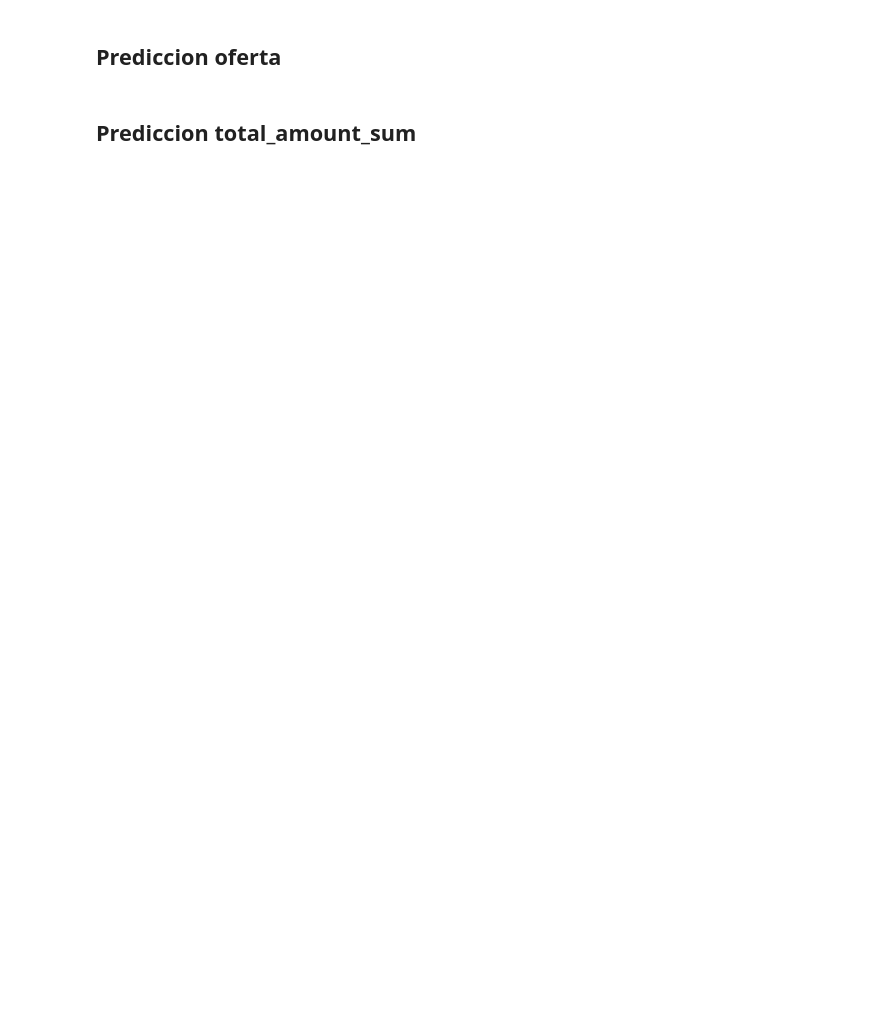
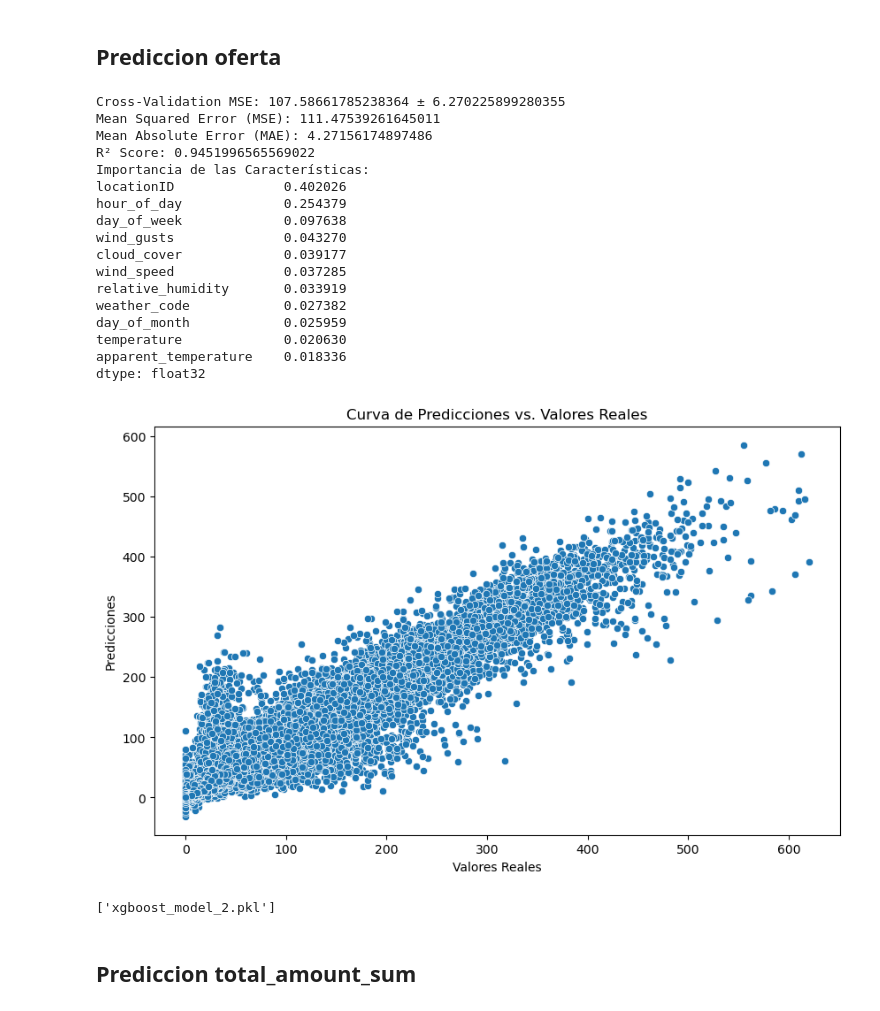
Before and after one commit to lmunozm1702/taxi_electrico_nyc, a Jupyter notebook: ML/LOCAL/Preprocessing2.ipynb, the cells around one changed output. Saved outputs shown, nothing was run; the diff lists cells and outputs as text; code cells hidden in the pictures; blank space fills up the shorter version.

```diff
--- a/ML/LOCAL/Preprocessing2.ipynb
+++ b/ML/LOCAL/Preprocessing2.ipynb
@@ -693,48 +745,71 @@ predictors = [
     'cloud_cover','wind_speed', 'wind_gusts'
 ]
 X = data[predictors]
-y = data['demanda']
+y = data['oferta']
 
 # Dividir los datos en conjunto de entrenamiento y prueba (80% entrenamiento, 20% prueba)
 X_train, X_test, y_train, y_test = train_test_split(X, y, test_size=0.2, random_state=42)
 
 # Crear el modelo XGBoost
-model = xgb.XGBRegressor(
-    n_estimators=100,
-    max_depth=20,
-    learning_rate=0.1,
+model_2 = xgb.XGBRegressor(
+    n_estimators=80,
+    max_depth=15,
+    learning_rate=0.2,
     subsample=0.8,
     colsample_bytree=0.8,
     random_state=42
 )
 
 # Entrenar el modelo con los datos de entrenamiento
-model.fit(X_train, y_train)
+model_2.fit(X_train, y_train)
 
 # Validación cruzada para evaluar el modelo
-scores = cross_val_score(model, X_train, y_train, cv=5, scoring='neg_mean_squared_error')
+scores = cross_val_score(model_2, X_train, y_train, cv=5, scoring='neg_mean_squared_error')
 print(f"Cross-Validation MSE: {-scores.mean()} ± {scores.std()}")
 
 # Predecir con los datos de prueba
-y_pred = model.predict(X_test)
+y_pred = model_2.predict(X_test)
 
 mse = mean_squared_error(y_test, y_pred)
 mae = mean_absolute_error(y_test, y_pred)
 r2 = r2_score(y_test, y_pred)
 print(f"Mean Squared Error (MSE): {mse}")
 print(f"Mean Absolute Error (MAE): {mae}")
 print(f"R² Score: {r2}")
 
-importancia_caracteristicas = pd.Series(model.feature_importances_, index=predictors).sort_values(ascending=False)
+importancia_caracteristicas = pd.Series(model_2.feature_importances_, index=predictors).sort_values(ascending=False)
 print("Importancia de las Características:")
 print(importancia_caracteristicas)
 
 plt.figure(figsize=(10, 6))
 sns.scatterplot(x=y_test, y=y_pred)
 plt.xlabel("Valores Reales")
 plt.ylabel("Predicciones")
 plt.title("Curva de Predicciones vs. Valores Reales")
 plt.show()
+# %% [output]
+Cross-Validation MSE: 107.58661785238364 ± 6.270225899280355
+Mean Squared Error (MSE): 111.47539261645011
+Mean Absolute Error (MAE): 4.27156174897486
+R² Score: 0.9451996565569022
+Importancia de las Características:
+locationID              0.402026
+hour_of_day             0.254379
+day_of_week             0.097638
+wind_gusts              0.043270
+cloud_cover             0.039177
+wind_speed              0.037285
+relative_humidity       0.033919
+weather_code            0.027382
+day_of_month            0.025959
+temperature             0.020630
+apparent_temperature    0.018336
+dtype: float32
+[figure, added]
+# %%
+joblib.dump(model_2, 'xgboost_model_2.pkl', compress=True)
+# %% [output]
+['xgboost_model_2.pkl']
 # %% [markdown]
 ## Prediccion total_amount_sum
 # %%
```
Also changed, not shown: parts of 19 cells of this notebook, 7 other files.
